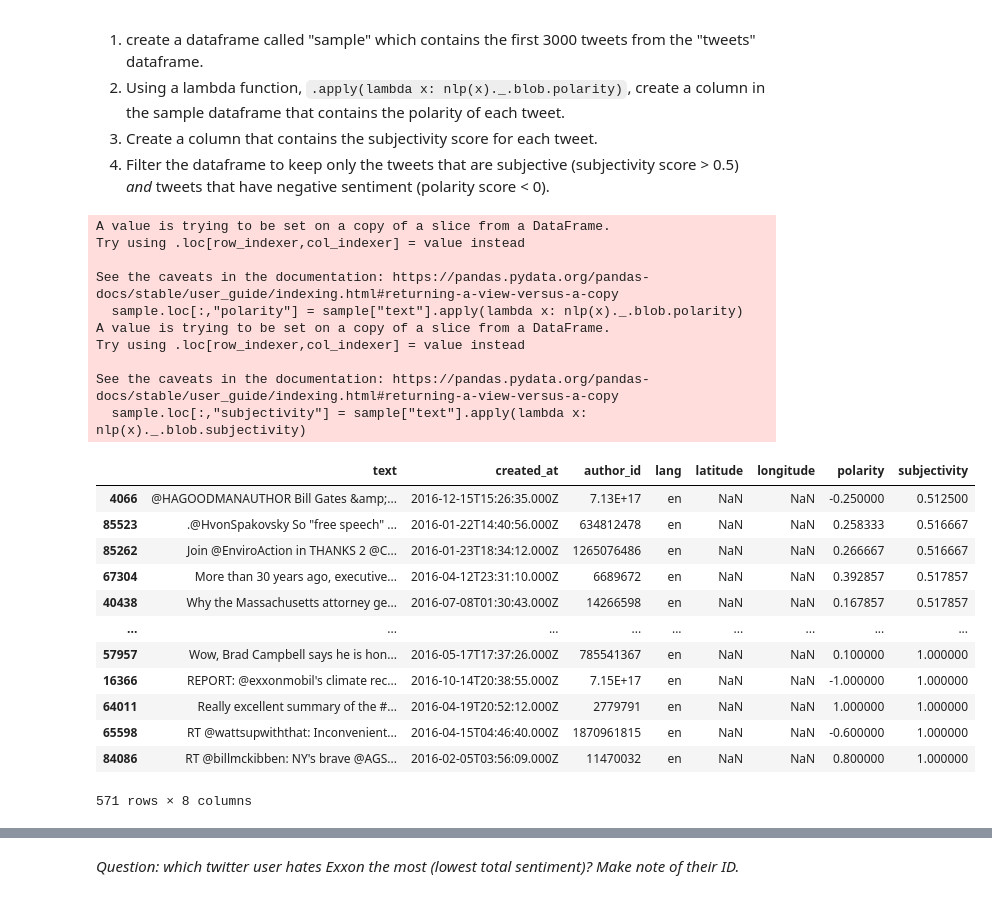
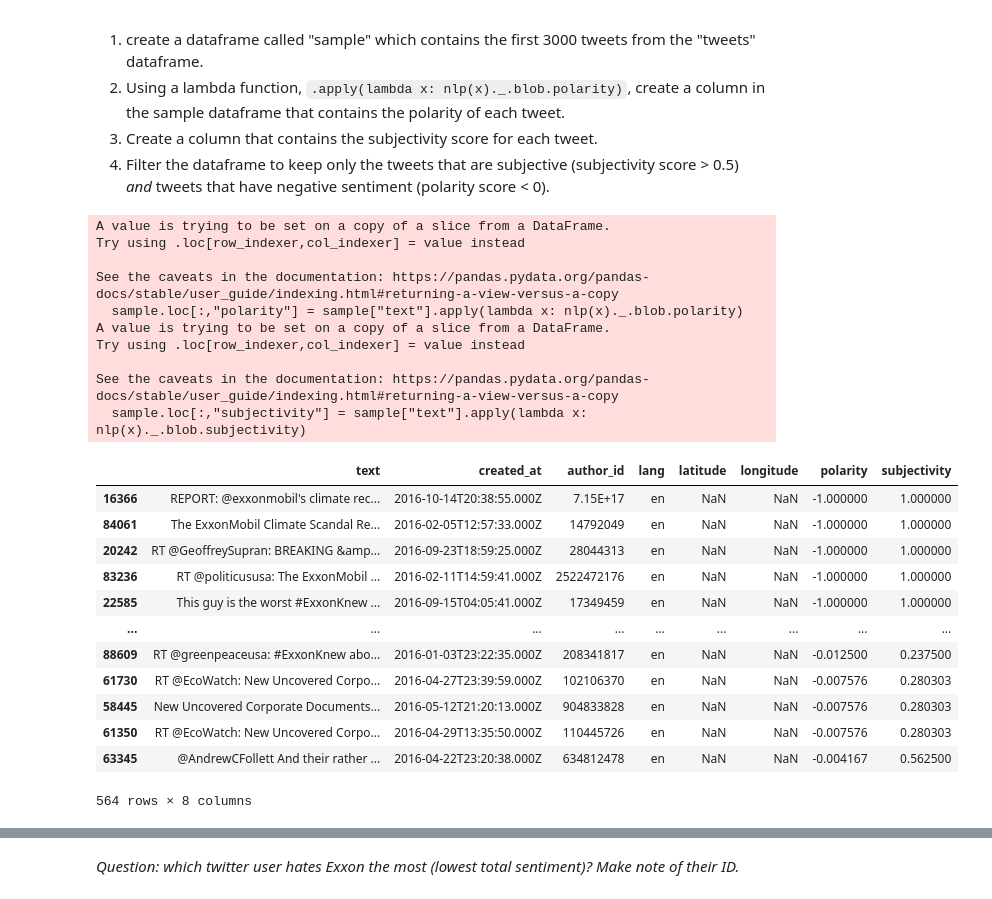
Before and after one commit to emetcalf-vas/QM2, a Jupyter notebook: notebooks/W04_Natural_Language_Processing_Student_Version.ipynb, the cells around one changed output, grey strips where cells are left out. Drawn from its saved outputs; the diff is of its cells as text; code cells hidden in the pictures.

```diff
--- a/notebooks/W04_Natural_Language_Processing_Student_Version.ipynb
+++ b/notebooks/W04_Natural_Language_Processing_Student_Version.ipynb
@@ -684,38 +683,39 @@ In the code cell below:
 # %%
 #my attempt at the same thing but with no pyhton error message thingy
 #still getting the value is being set on a copy of a slice from a DataFrame :(
 
 sample = tweets[:3000]
 sample
 sample.loc[:,"polarity"] = sample["text"].apply(lambda x: nlp(x)._.blob.polarity)
 sample.loc[:,"subjectivity"] = sample["text"].apply(lambda x: nlp(x)._.blob.subjectivity)
 filtered_sample = sample[sample["subjectivity"] > 0.5]
-filtered_sample = filtered_sample.sort_values(by="subjectivity", ascending=True)
+filtered_sample = sample[sample["polarity"] < 0]
+filtered_sample = filtered_sample.sort_values(by="polarity", ascending=True)
 filtered_sample
 # %% [output]
 A value is trying to be set on a copy of a slice from a DataFrame.
 Try using .loc[row_indexer,col_indexer] = value instead
 
 See the caveats in the documentation: https://pandas.pydata.org/pandas-docs/stable/user_guide/indexing.html#returning-a-view-versus-a-copy
   sample.loc[:,"polarity"] = sample["text"].apply(lambda x: nlp(x)._.blob.polarity)
 A value is trying to be set on a copy of a slice from a DataFrame.
 Try using .loc[row_indexer,col_indexer] = value instead
 
 See the caveats in the documentation: https://pandas.pydata.org/pandas-docs/stable/user_guide/indexing.html#returning-a-view-versus-a-copy
   sample.loc[:,"subjectivity"] = sample["text"].apply(lambda x: nlp(x)._.blob.subjectivity)
 |  | text | created_at | author_id | lang | latitude | longitude | polarity | subjectivity |
-| 4066 | @HAGOODMANAUTHOR Bill Gates &amp;... | 2016-12-15T15:26:35.000Z | 7.13E+17 | en | NaN | NaN | -0.250000 | 0.512500 |
-| 85523 | .@HvonSpakovsky So "free speech" ... | 2016-01-22T14:40:56.000Z | 634812478 | en | NaN | NaN | 0.258333 | 0.516667 |
-| 85262 | Join @EnviroAction in THANKS 2 @C... | 2016-01-23T18:34:12.000Z | 1265076486 | en | NaN | NaN | 0.266667 | 0.516667 |
-| 67304 | More than 30 years ago, executive... | 2016-04-12T23:31:10.000Z | 6689672 | en | NaN | NaN | 0.392857 | 0.517857 |
-| 40438 | Why the Massachusetts attorney ge... | 2016-07-08T01:30:43.000Z | 14266598 | en | NaN | NaN | 0.167857 | 0.517857 |
+| 16366 | REPORT: @exxonmobil's climate rec... | 2016-10-14T20:38:55.000Z | 7.15E+17 | en | NaN | NaN | -1.000000 | 1.000000 |
+| 84061 | The ExxonMobil Climate Scandal Re... | 2016-02-05T12:57:33.000Z | 14792049 | en | NaN | NaN | -1.000000 | 1.000000 |
+| 20242 | RT @GeoffreySupran: BREAKING &amp... | 2016-09-23T18:59:25.000Z | 28044313 | en | NaN | NaN | -1.000000 | 1.000000 |
+| 83236 | RT @politicususa: The ExxonMobil ... | 2016-02-11T14:59:41.000Z | 2522472176 | en | NaN | NaN | -1.000000 | 1.000000 |
+| 22585 | This guy is the worst #ExxonKnew ... | 2016-09-15T04:05:41.000Z | 17349459 | en | NaN | NaN | -1.000000 | 1.000000 |
 | ... | ... | ... | ... | ... | ... | ... | ... | ... |
-| 57957 | Wow, Brad Campbell says he is hon... | 2016-05-17T17:37:26.000Z | 785541367 | en | NaN | NaN | 0.100000 | 1.000000 |
-| 16366 | REPORT: @exxonmobil's climate rec... | 2016-10-14T20:38:55.000Z | 7.15E+17 | en | NaN | NaN | -1.000000 | 1.000000 |
-| 64011 | Really excellent summary of the #... | 2016-04-19T20:52:12.000Z | 2779791 | en | NaN | NaN | 1.000000 | 1.000000 |
-| 65598 | RT @wattsupwiththat: Inconvenient... | 2016-04-15T04:46:40.000Z | 1870961815 | en | NaN | NaN | -0.600000 | 1.000000 |
-| 84086 | RT @billmckibben: NY's brave @AGS... | 2016-02-05T03:56:09.000Z | 11470032 | en | NaN | NaN | 0.800000 | 1.000000 |
+| 88609 | RT @greenpeaceusa: #ExxonKnew abo... | 2016-01-03T23:22:35.000Z | 208341817 | en | NaN | NaN | -0.012500 | 0.237500 |
+| 61730 | RT @EcoWatch: New Uncovered Corpo... | 2016-04-27T23:39:59.000Z | 102106370 | en | NaN | NaN | -0.007576 | 0.280303 |
+| 58445 | New Uncovered Corporate Documents... | 2016-05-12T21:20:13.000Z | 904833828 | en | NaN | NaN | -0.007576 | 0.280303 |
+| 61350 | RT @EcoWatch: New Uncovered Corpo... | 2016-04-29T13:35:50.000Z | 110445726 | en | NaN | NaN | -0.007576 | 0.280303 |
+| 63345 | @AndrewCFollett And their rather ... | 2016-04-22T23:20:38.000Z | 634812478 | en | NaN | NaN | -0.004167 | 0.562500 |
-571 rows × 8 columns
+564 rows × 8 columns
 # %%
 #this one has a lot of python error methods and stuf
 
```
Also changed, not shown: parts of 4 cells of this notebook.
